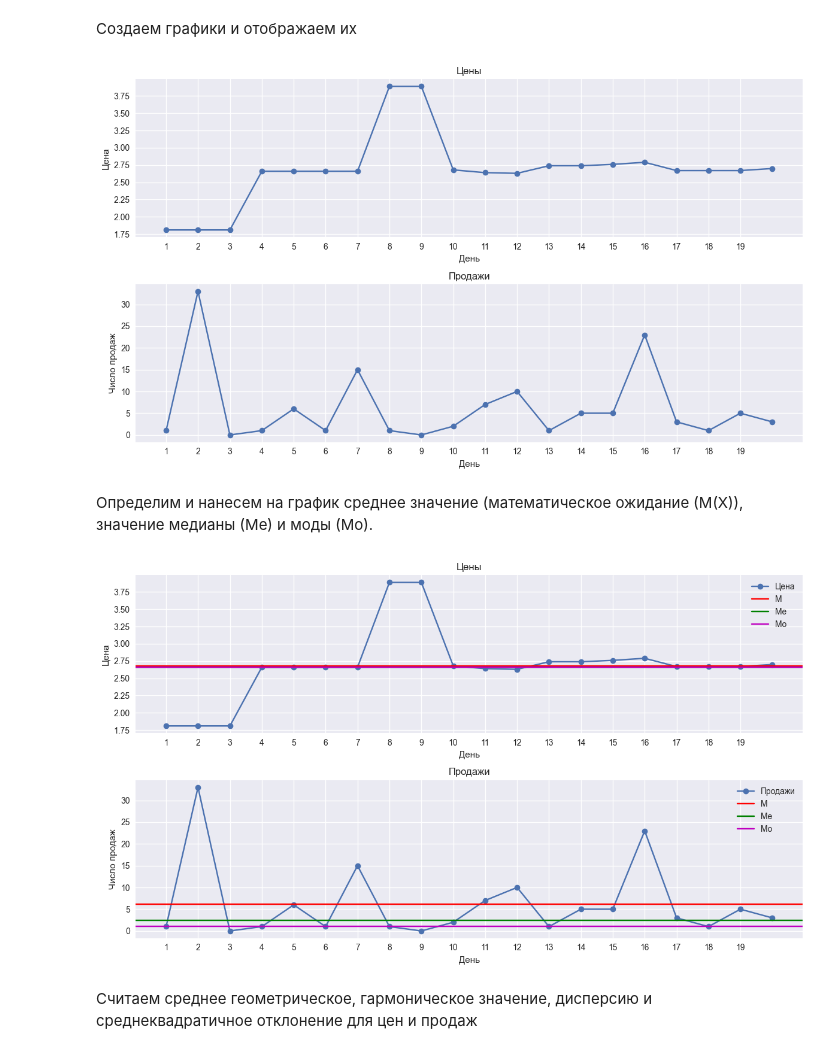
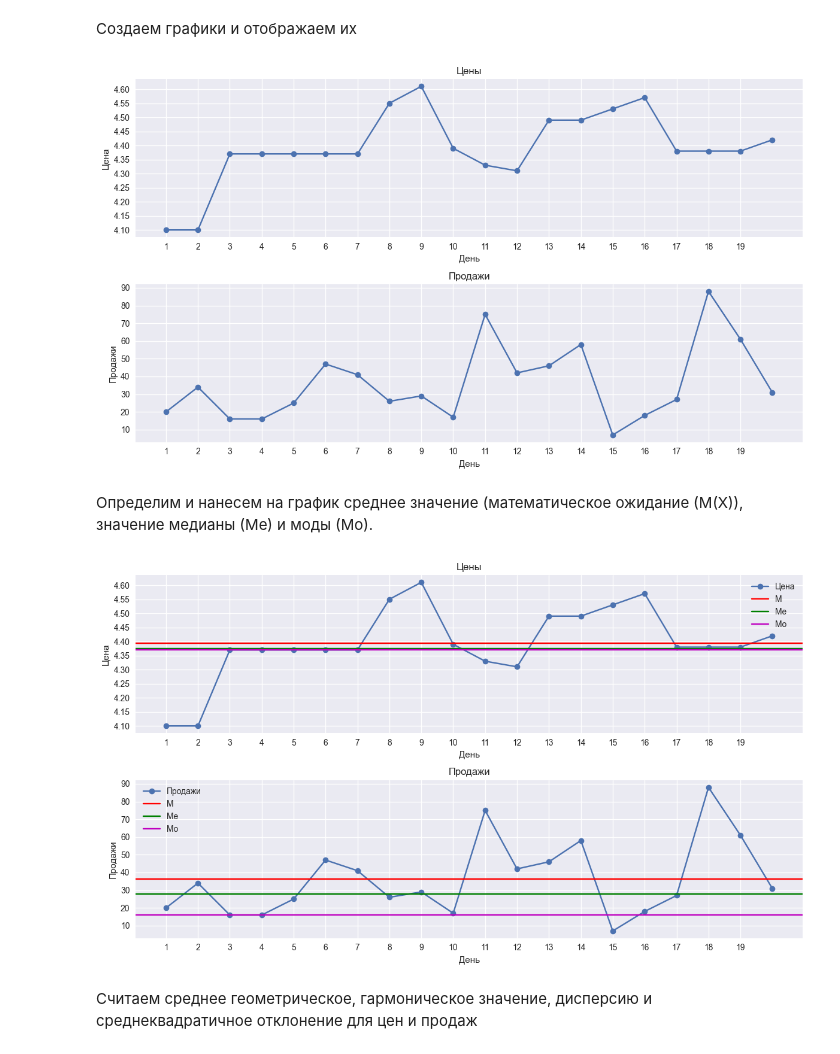
Before and after one commit to BVyaches/MLPerm, a Jupyter notebook: MathAnalysis.ipynb, the cells around one changed output. Cells and saved outputs as stored; diff of their text form; code cells hidden in the pictures.

```diff
--- a/MathAnalysis.ipynb
+++ b/MathAnalysis.ipynb
@@ -8,8 +8,9 @@ import matplotlib.pyplot as plt
 import numpy as np
 import pandas as pd
 from statsmodels.distributions.empirical_distribution import ECDF
+
 plt.style.use('seaborn-v0_8')
-with open("DataSet.csv", newline='\n') as fp:
+with open("DemoSet.csv", newline='\n') as fp:
     reader = csv.reader(fp, delimiter=';', )
     data = [row for row in reader]
     title = data[0]
@@ -20,34 +21,34 @@ prices = [float(row[1].replace(',', '.')) for row in data]
 sales = [int(row[2]) for row in data]
 
 fig, ax = plt.subplots(2, 1, figsize=(12, 7))
 
 price_plot = ax[0]
 price_plot.plot(dates, prices, marker='o', label='Цена')
 
 price_plot.set_xlabel(title[0])
 price_plot.set_ylabel(title[1])
 price_plot.set_title('Цены')
 price_plot.set_xticks(np.arange(min(dates), max(dates), 1))
 
 price_plot.locator_params('y', nbins=len(set(prices)))
 
 ax[0] = price_plot
 price_plot.grid(True)
 
 sales_plot = ax[1]
 sales_plot.plot(dates, sales, marker='o', label='Продажи')
 
 sales_plot.set_xlabel(title[0])
 sales_plot.set_ylabel(title[2])
 sales_plot.set_title('Продажи')
 sales_plot.set_xticks(np.arange(min(dates), max(dates), 1))
 
 ax[1] = sales_plot
 sales_plot.grid(True)
 fig.tight_layout()
 plt.show()
 # %% [output]
-[figure, old version]
+[figure, new version]
 # %% [markdown]
 Определим и нанесем на график среднее значение (математическое ожидание (М(Х)), значение медианы (Ме) и моды (Мо).
 # %%
@@ -76,7 +77,7 @@ sales_plot.legend(fontsize=10, shadow=True)
 fig.tight_layout()
 fig
 # %% [output]
-[figure, old version]
+[figure, new version]
 # %% [markdown]
 Считаем среднее геометрическое, гармоническое значение, дисперсию и среднеквадратичное отклонение для цен и продаж
 # %%
```
Also changed, not shown: parts of 31 cells of this notebook.
